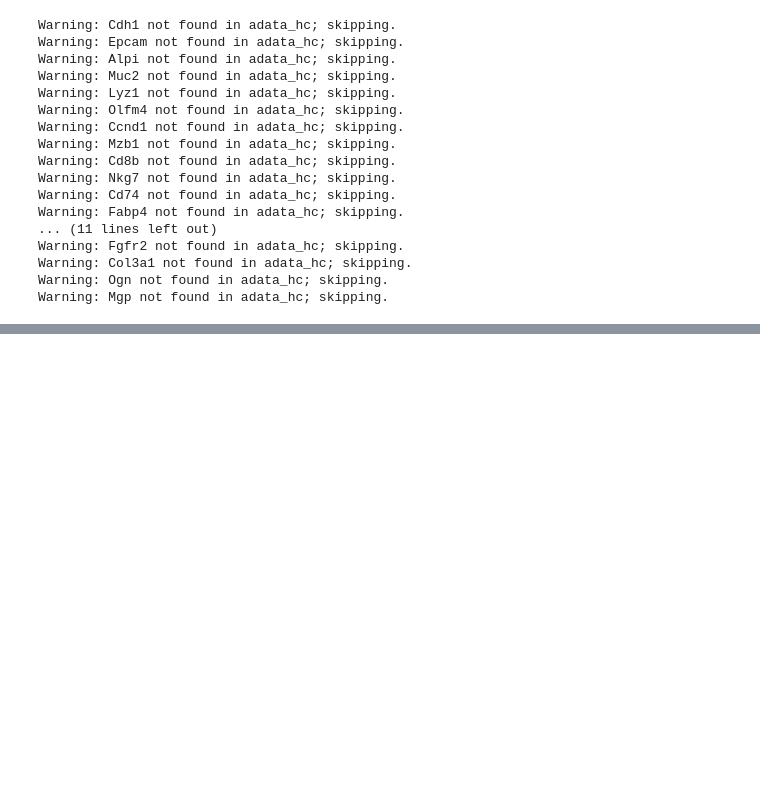
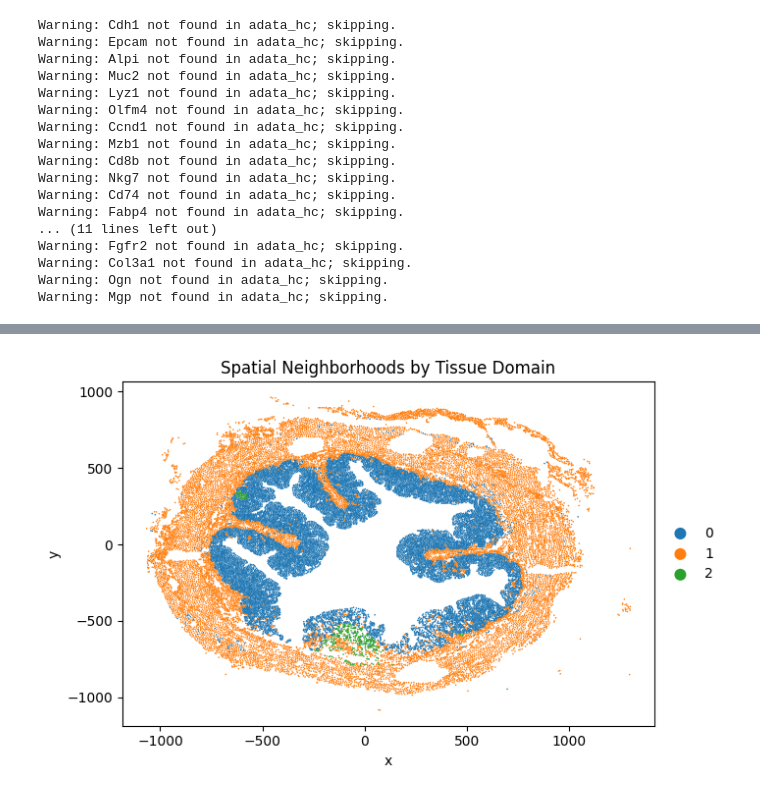
Before and after one commit to ROYBRUNO81/PURM2025, a Jupyter notebook: Analysis_Healthy.ipynb, the cells around one changed output, grey strips where cells are left out. Saved outputs shown, nothing was run; the diff lists cells and outputs as text; code cells hidden in the pictures; blank space fills up the shorter version.

```diff
--- a/Analysis_Healthy.ipynb
+++ b/Analysis_Healthy.ipynb
@@ -296,0 +323,20 @@ adata_hc.write("adata_hc.h5ad")
+# %%
+# Plot physical spatial map of tissue neighborhoods
+# select slice for spatial plot
+slice = adata_hc.obs['Slice_ID'].unique()[0]
+adata_hc_slice = adata_hc[adata_hc.obs['Slice_ID'] == slice].copy()
+x = adata_hc_slice.obs['x']
+y = adata_hc_slice.obs['y']
+
+sc.pl.scatter(
+    adata_hc_slice,
+    x='x',
+    y='y',
+    color='tissue_neighborhood',
+    size=5,
+    alpha=1,
+    title='Spatial Neighborhoods by Tissue Domain',
+    legend_loc='right margin'
+)
+# %% [output]
+[figure, added]
```
Also changed, not shown: parts of 10 cells of this notebook.
